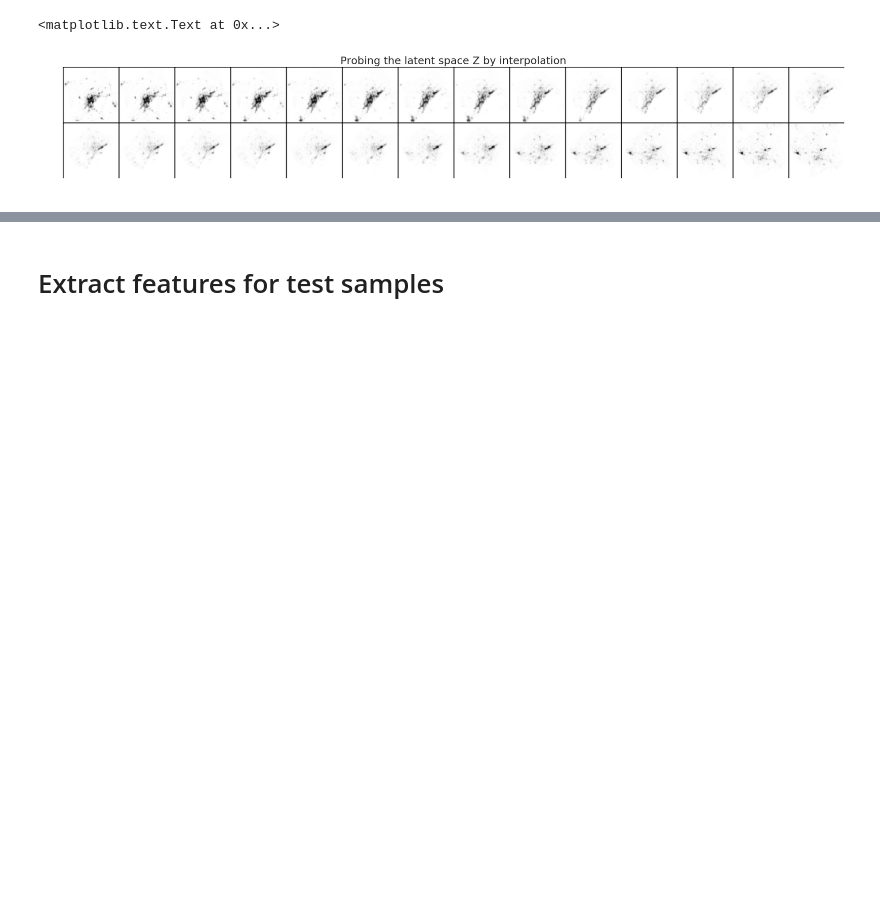
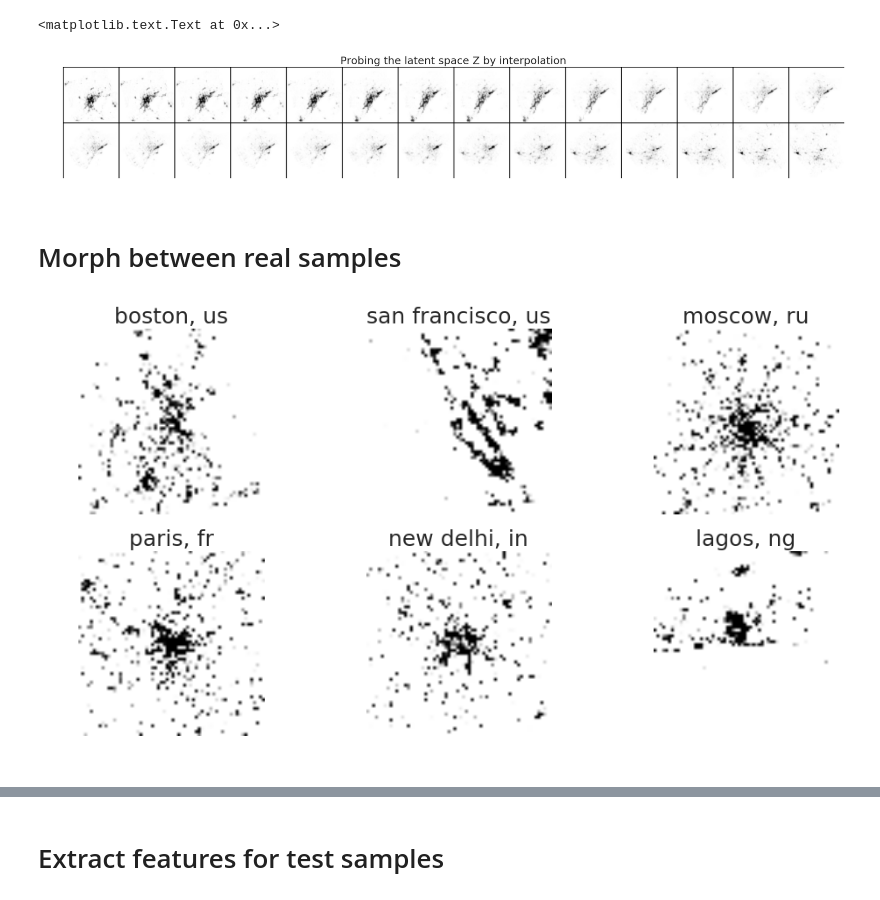
Before and after one commit to adrianalbert/urbanization-patterns, a Jupyter notebook: analysis/SAR analysis with DCGANs.ipynb, the cells around one changed output, grey strips where cells are left out. Saved outputs shown, nothing was run; the diff lists cells and outputs as text; code cells hidden in the pictures; blank space fills up the shorter version.

```diff
--- a/analysis/SAR analysis with DCGANs.ipynb
+++ b/analysis/SAR analysis with DCGANs.ipynb
@@ -240,3 +240,5 @@ plt.title("Probing the latent space Z by interpolation")
 # %% [output]
 <matplotlib.text.Text at 0x...>
 [figure]
+# %% [markdown]
+# Morph between real samples
@@ -242,0 +253,28 @@ plt.title("Probing the latent space Z by interpolation")
+# %%
+from skimage.transform import resize
+
+def read_img(f, imgSize=None):
+    img = imread(f)
+    img[img==128] = 0 # this removes gray patches that indicate no data/water bodies
+    if imgSize is not None:
+        img = resize(img, (imgSize, imgSize), preserve_range=True)
+    return img
+# %%
+mycities = ["paris, fr", "moscow, ru", "lagos, ng", "san francisco, us", "new delhi, in", "boston, us"]
+
+image_dict = {}
+for c in mycities:
+    f = test_df[test_df.city.str.contains(c)]['filename'].iloc[0]
+    image_dict[c] = read_img(f, 64)
+
+img_batch = np.expand_dims(np.array(image_dict.values()), 1)
+# %%
+fig, ax = plt.subplots(2,3, figsize=(12,6))
+for k, (c, img) in enumerate(image_dict.iteritems()):
+    i = k / 3
+    j = k % 3
+    ax[i,j].imshow(img)
+    ax[i,j].axis("off")
+    ax[i,j].set_title(c)
+# %% [output]
+[figure, added]
```
Also changed, not shown: parts of 11 cells of this notebook, 8 other files.
